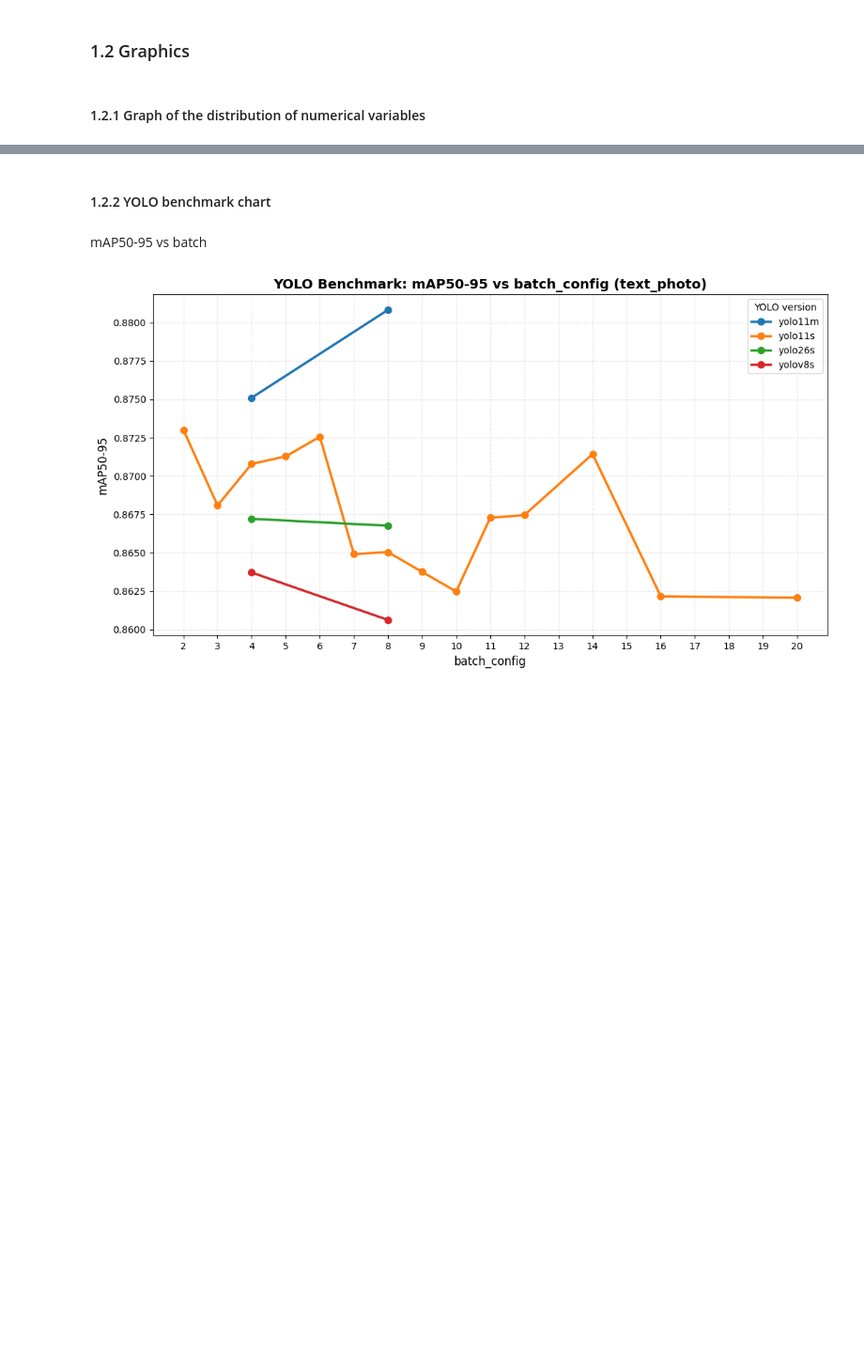
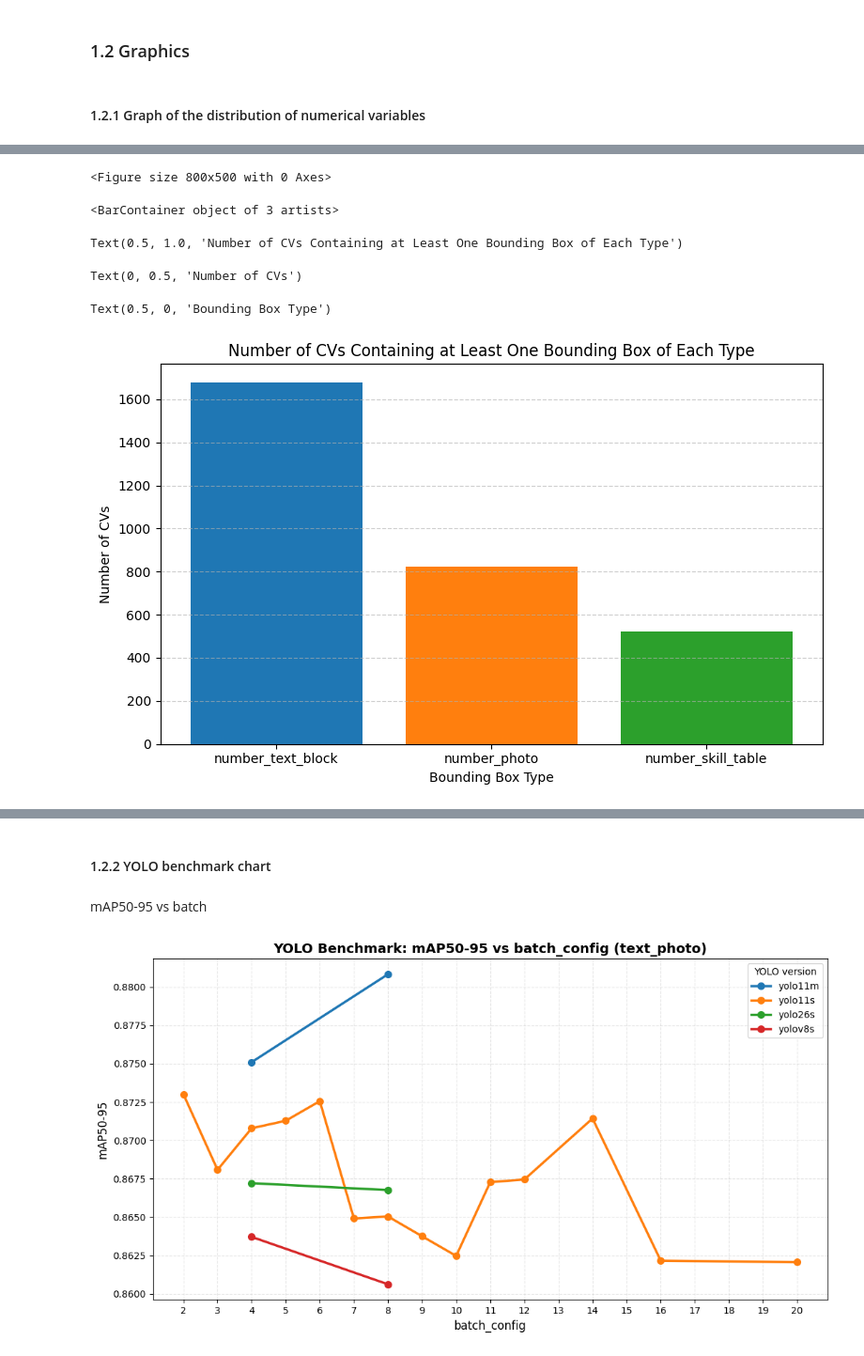
Before and after one commit to danielpiresribeiro123-code/cv_analyser_research, a Jupyter notebook: src/analysis/train_data/yolo/yolo_train_data_EDA.ipynb, the cells around one changed output, grey strips where cells are left out. Shown at 94% size. Saved outputs shown, nothing was run; the diff lists cells and outputs as text; code cells hidden in the pictures; blank space fills up the shorter version.

```diff
--- a/src/analysis/train_data/yolo/yolo_train_data_EDA.ipynb
+++ b/src/analysis/train_data/yolo/yolo_train_data_EDA.ipynb
@@ -178,0 +230,28 @@ array([[<Axes: title={'center': 'width'}>,
+# %%
+cols = ["number_text_block", "number_photo", "number_skill_table"]
+
+# Count how many CVs contain at least one occurrence of each type
+cvs_with_element = (df_yolo[cols] >= 1).sum()
+
+# Create bar chart
+plt.figure(figsize=(8, 5))
+plt.bar(
+    cvs_with_element.index,
+    cvs_with_element.values,
+    color=["tab:blue", "tab:orange", "tab:green"]
+)
+
+plt.title("Number of CVs Containing at Least One Bounding Box of Each Type")
+plt.ylabel("Number of CVs")
+plt.xlabel("Bounding Box Type")
+plt.grid(axis="y", linestyle="--", alpha=0.6)
+
+plt.tight_layout()
+plt.show()
+# %% [output]
+<Figure size 800x500 with 0 Axes>
+<BarContainer object of 3 artists>
+Text(0.5, 1.0, 'Number of CVs Containing at Least One Bounding Box of Each Type')
+Text(0, 0.5, 'Number of CVs')
+Text(0.5, 0, 'Bounding Box Type')
+[figure, added]
```
Also changed, not shown: parts of 14 cells of this notebook, 5 other files.
